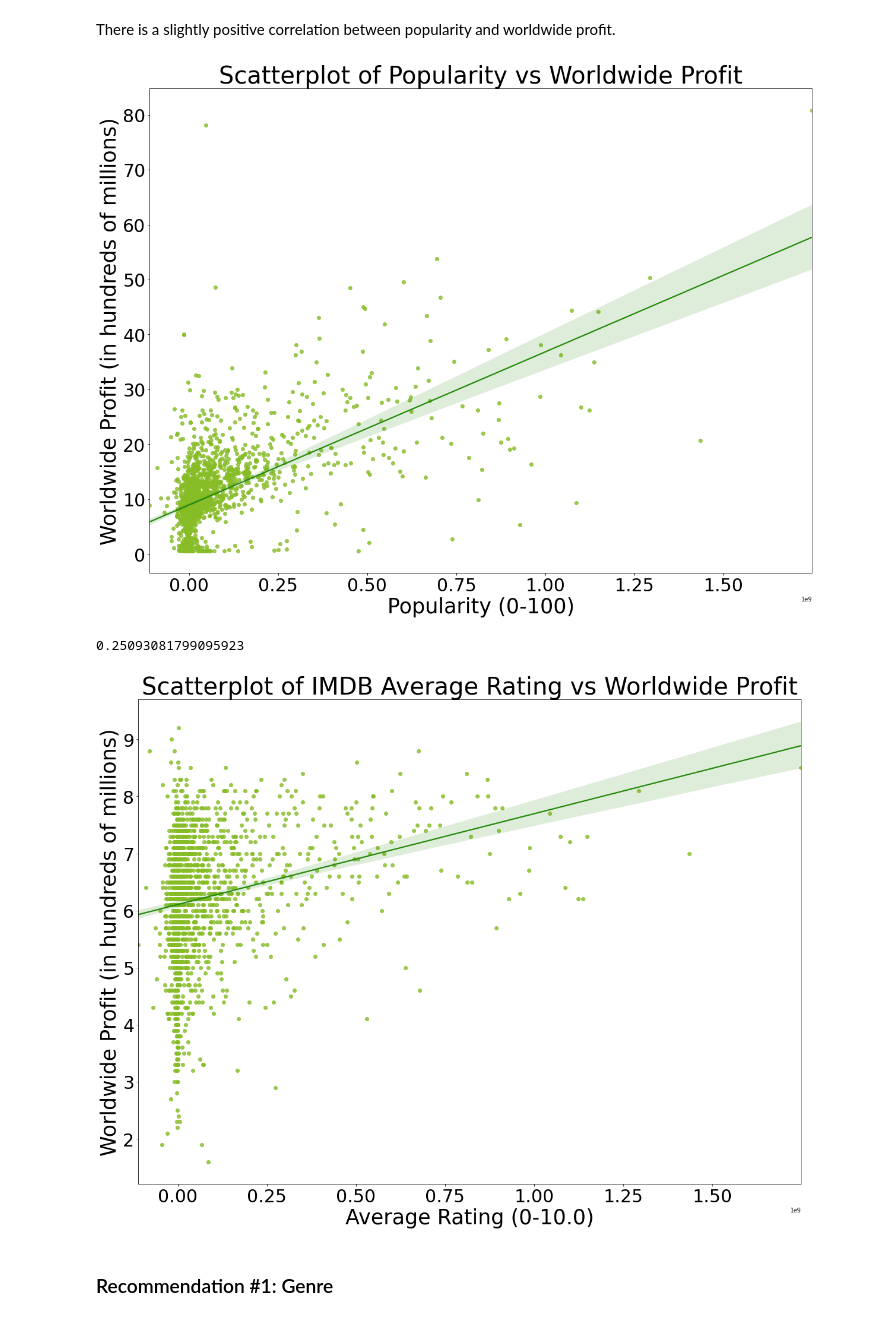
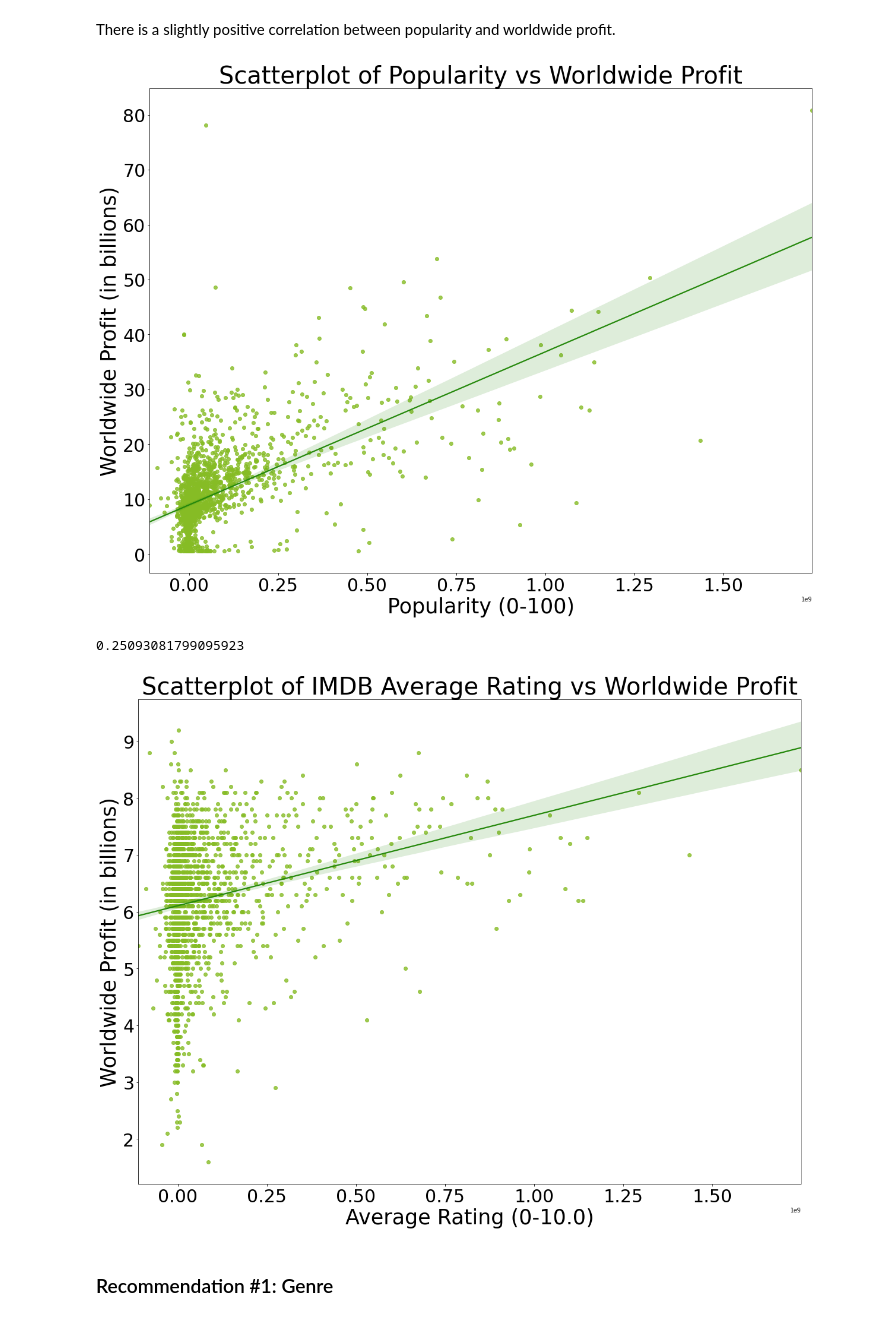
Before and after one commit to abwilliamss/AIAcademy-capstone, a Jupyter notebook: AI Academy Capstone Project.ipynb, the cells around one changed output. Cells and saved outputs as stored; diff of their text form; code cells hidden in the pictures.

Commit message:
fix millions -> billions

```diff
--- a/AI Academy Capstone Project.ipynb
+++ b/AI Academy Capstone Project.ipynb
@@ -87,19 +87,19 @@ There is a slightly positive correlation between popularity and worldwide profit
 # %%
 # scatterplot showing the relationship between "popularity" and "worldwide_profit"
 plt.figure(figsize=(20, 15))
 sns.regplot(y=final_master_df['popularity'], x=final_master_df['worldwide_profit'],
                scatter_kws={"color": "#86BC25"}, line_kws={"color": "#26890D"})
 
 # set barplot title and axes labels
 plt.title(label = "Scatterplot of Popularity vs Worldwide Profit", fontsize=40)
 plt.xlabel("Popularity (0-100)", fontsize=35)
-plt.ylabel("Worldwide Profit (in hundreds of millions)", fontsize=35)
+plt.ylabel("Worldwide Profit (in billions)", fontsize=35)
 
 # set x and y tick size
 plt.xticks(size = 30)
 plt.yticks(size = 30);
 # %% [output]
-[figure, old version]
+[figure, new version]
 # %%
 # correlation between "imdb_average_rating" and "worldwide_profit"
 average_rating = final_master_df['imdb_average_rating'].corr(final_master_df['worldwide_profit'])
@@ -115,13 +115,13 @@ sns.regplot(y=final_master_df['imdb_average_rating'], x=final_master_df['worldwi
 # set barplot title and axes labels
 plt.title(label = "Scatterplot of IMDB Average Rating vs Worldwide Profit", fontsize=40)
 plt.xlabel("Average Rating (0-10.0)", fontsize=35)
-plt.ylabel("Worldwide Profit (in hundreds of millions)", fontsize=35)
+plt.ylabel("Worldwide Profit (in billions)", fontsize=35)
 
 # set x and y tick size
 plt.xticks(size = 30)
 plt.yticks(size = 30);
 # %% [output]
-[figure, old version]
+[figure, new version]
 # %% [markdown]
 ### Recommendation #1: Genre
 # %%
```
Also changed, not shown: parts of 2 cells of this notebook.
